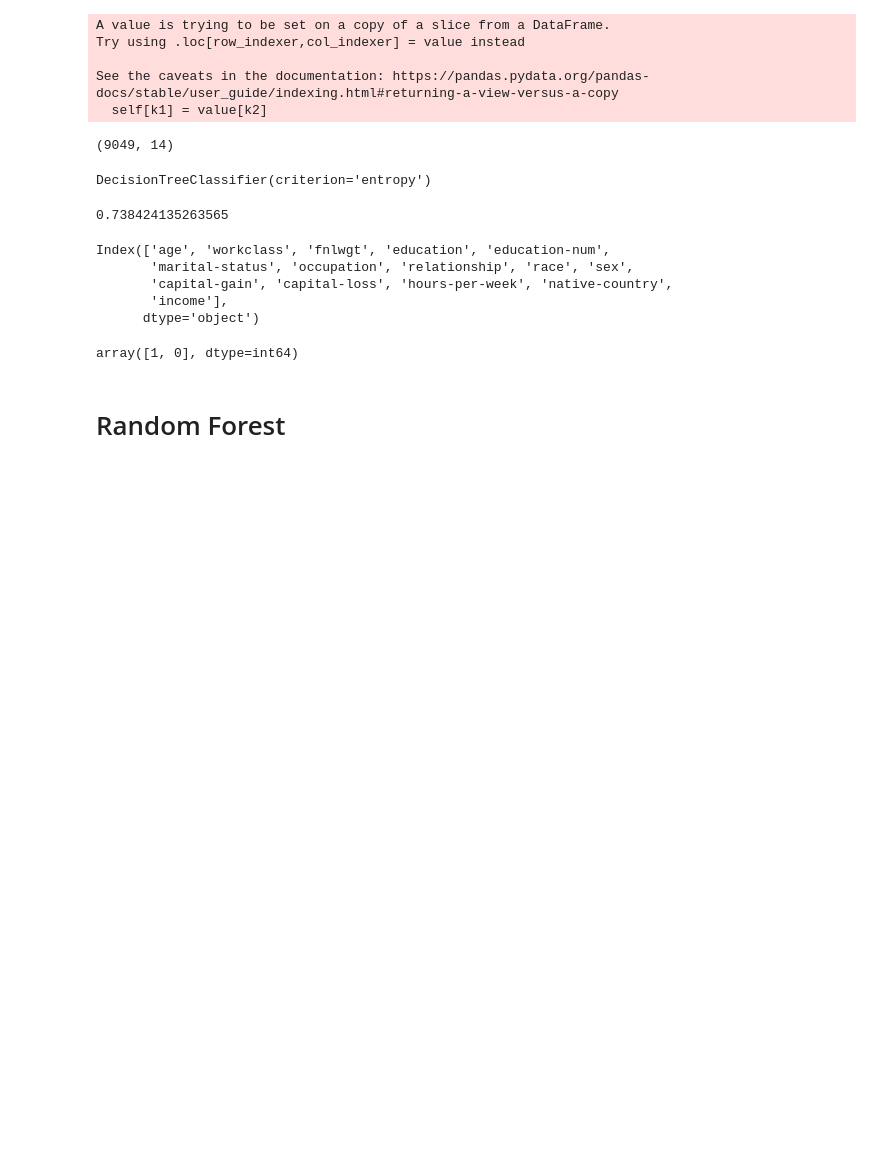
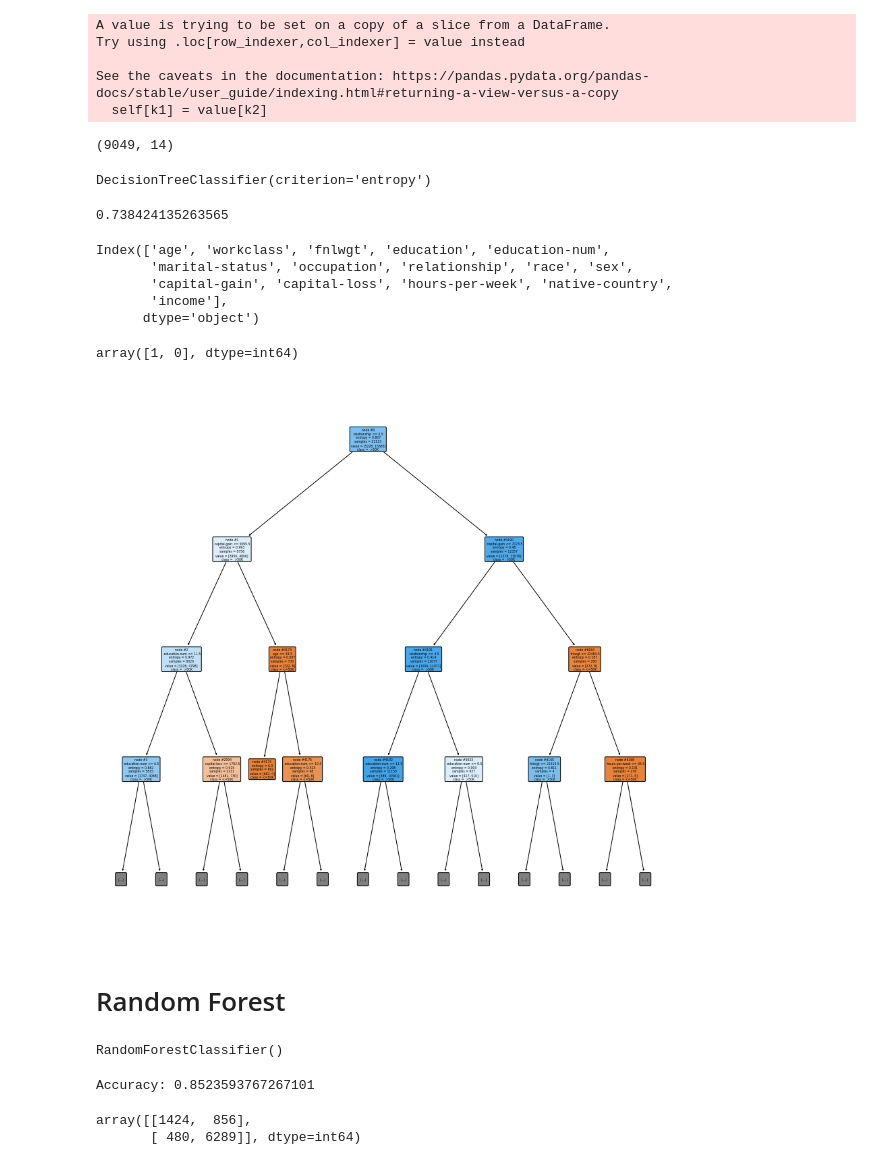
Before and after one commit to ArunitaYen/MachineLearningClassification, a Jupyter notebook: Income_Classification/Income Classification_RandomForest and DecisionTree.ipynb, the cells around one changed output. Saved outputs shown, nothing was run; the diff lists cells and outputs as text; code cells hidden in the pictures; blank space fills up the shorter version.

Commit message:
RandomForest

```diff
--- a/Income_Classification/Income Classification_RandomForest and DecisionTree.ipynb
+++ b/Income_Classification/Income Classification_RandomForest and DecisionTree.ipynb
@@ -431,18 +431,20 @@ array([1, 0], dtype=int64)
 # %%
 _=plt.figure(figsize=(15,15))
 _=plot_tree(
-            ct,
+            dt,
             max_depth = 3,  # Draw upto depth of 3
             rounded = True, # Rounded boxes
             filled = True,  # Boxes filled with color
             impurity = True,# Show impurity level
             node_ids = True,# Display node_id
             feature_names = ['age', ' workclass', ' fnlwgt', ' education', ' education-num',
        ' marital-status', ' occupation', ' relationship', ' race', ' sex',
        ' capital-gain', ' capital-loss', ' hours-per-week', ' native-country'],
             class_names = ['<=50K',' >50K']
             )
 
 _=plt.show()
+# %% [output]
+[figure, added]
 # %% [markdown]
 # Random Forest
@@ -451,0 +451,23 @@ fi
+# %%
+from sklearn.preprocessing import StandardScaler
+from sklearn.metrics import mean_squared_error,r2_score
+from sklearn.preprocessing import OneHotEncoder as onehot
+from sklearn.ensemble import RandomForestClassifier
+
+clf=RandomForestClassifier(n_estimators=100)
+clf.fit(Xtr,y_train)
+y_pred=clf.predict(Xtr1)
+# %% [output]
+RandomForestClassifier()
+# %%
+from sklearn import metrics
+print("Accuracy:",metrics.accuracy_score(y_test, y_pred))
+# %% [output]
+Accuracy: 0.8523593767267101
+# %%
+from sklearn.metrics import classification_report
+from sklearn.metrics import confusion_matrix
+metrics.confusion_matrix(y_test, y_pred)
+# %% [output]
+array([[1424,  856],
+       [ 480, 6289]], dtype=int64)
```
Also changed, not shown: parts of 6 cells of this notebook.
